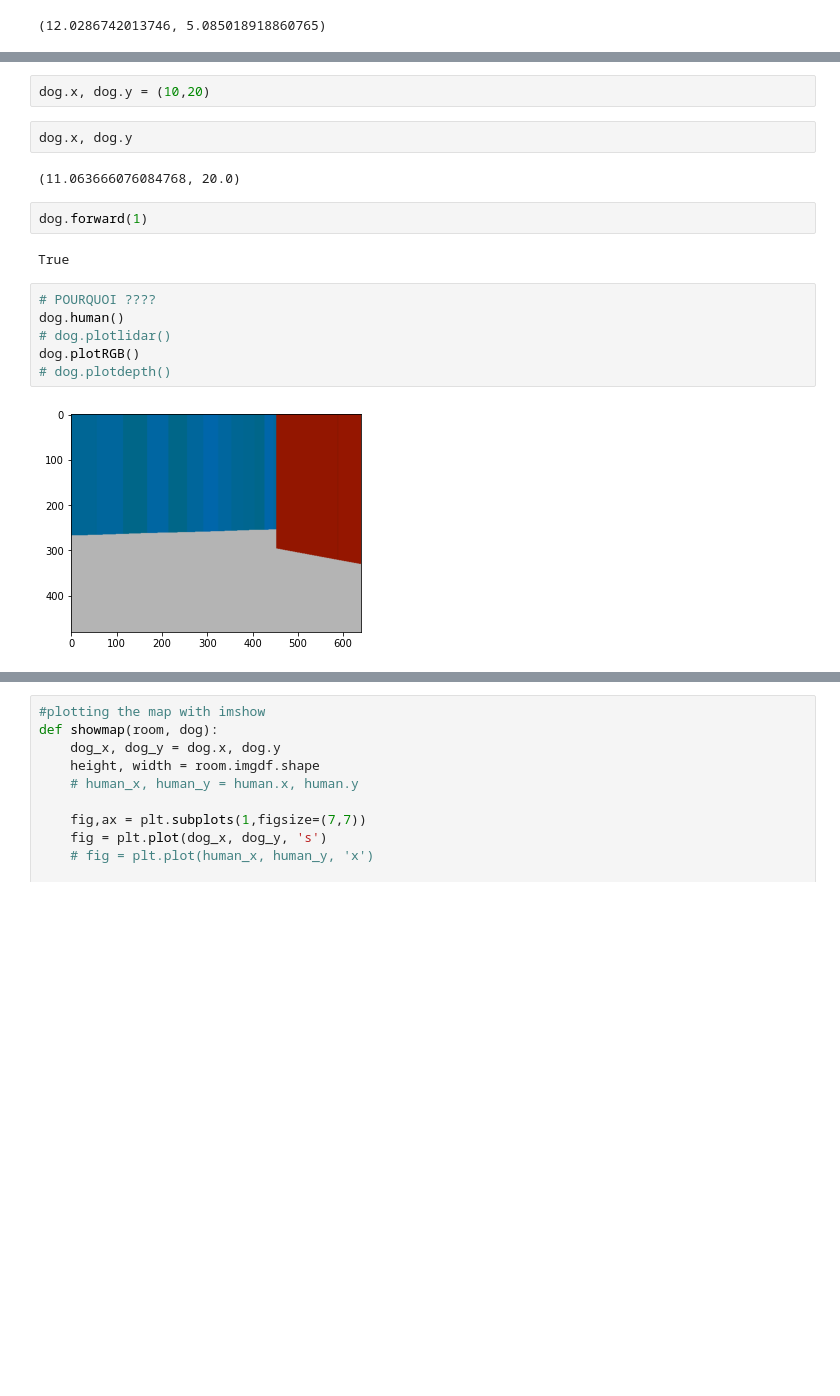
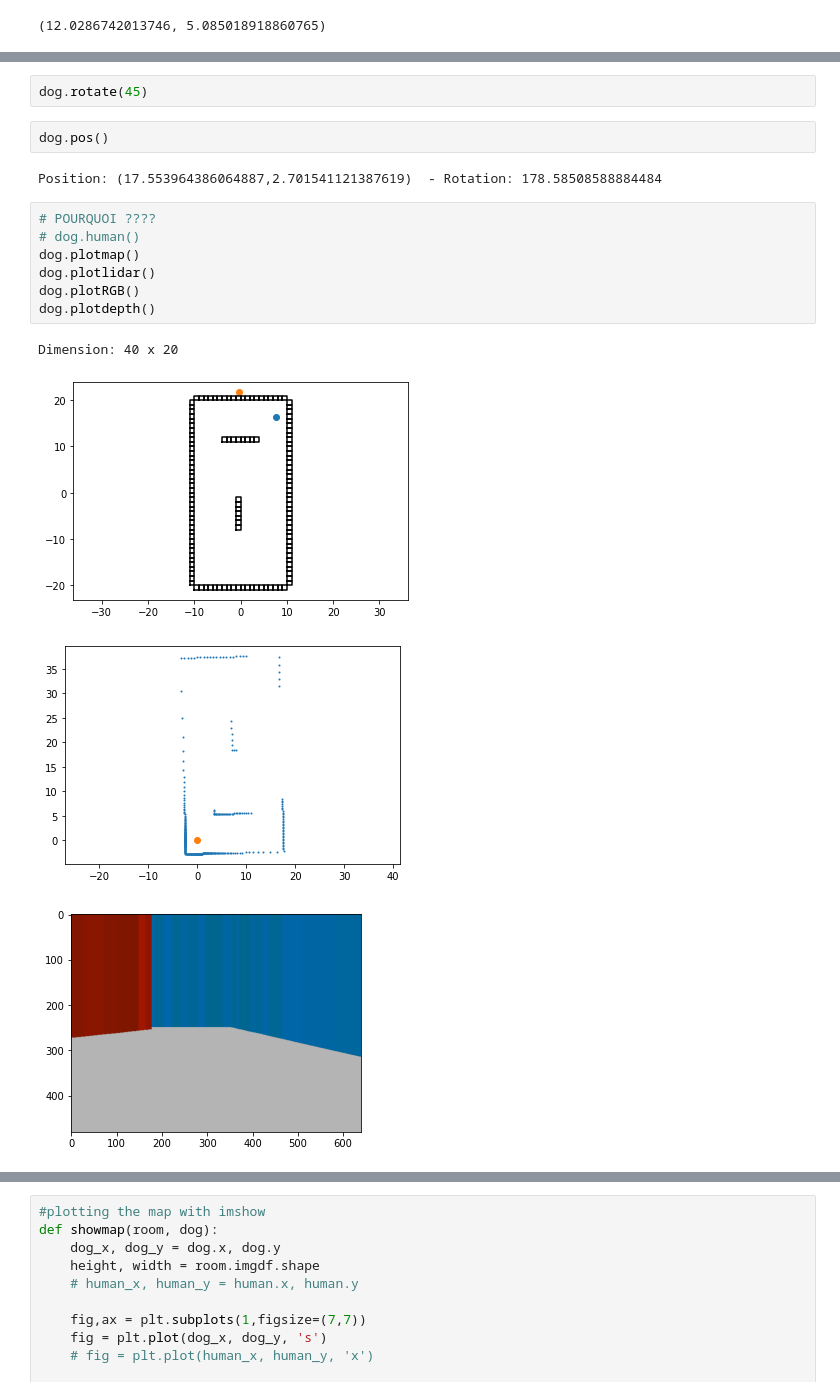
Before and after one commit to anouarelaidi/dogsimulation, a Jupyter notebook: Projet info.ipynb, the cells around one changed output, grey strips where cells are left out. Cells and saved outputs as stored; diff of their text form; blank space fills up the shorter version.

```diff
--- a/Projet info.ipynb
+++ b/Projet info.ipynb
@@ -158,21 +135,21 @@ path
  [10.342896784341082, 18.031761621251384],
  [10.216753717731352, 19.02377368103004],
  [10, 20]]
-# %%
-dog.x, dog.y = (10,20)
-# %%
-dog.x, dog.y
-# %% [output]
-(11.063666076084768, 20.0)
-# %%
-dog.forward(1)
-# %% [output]
-True
+# %%
+dog.rotate(45)
+# %%
+dog.pos()
+# %% [output]
+Position: (17.553964386064887,2.701541121387619)  - Rotation: 178.58508588884484
 # %%
 # POURQUOI ????
-dog.human()
-# dog.plotlidar()
+# dog.human()
+dog.plotmap()
+dog.plotlidar()
 dog.plotRGB()
-# dog.plotdepth()
+dog.plotdepth()
 # %% [output]
+Dimension: 40 x 20
-[figure, old version]
+[figure, new version]
+[figure, added]
+[figure, added]
```
Also changed, not shown: parts of 10 cells of this notebook, 2 other files.
